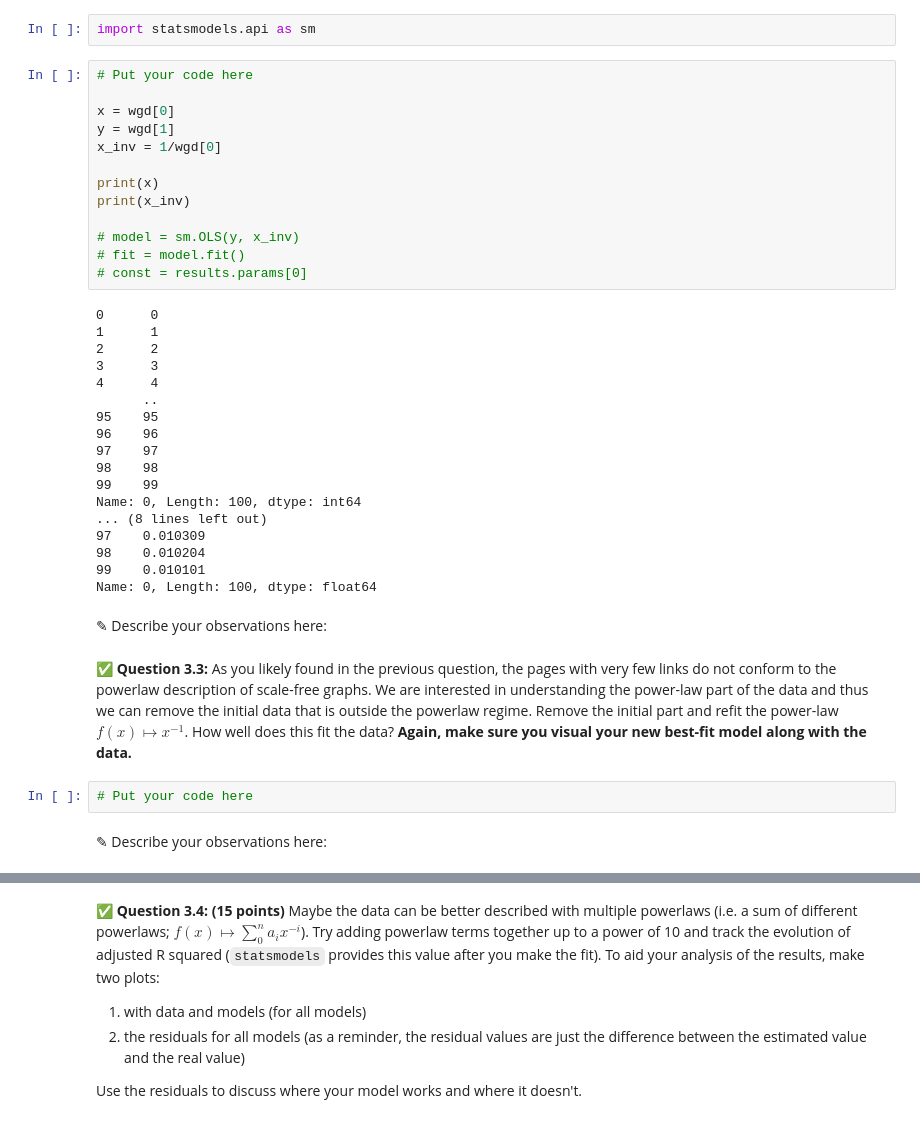
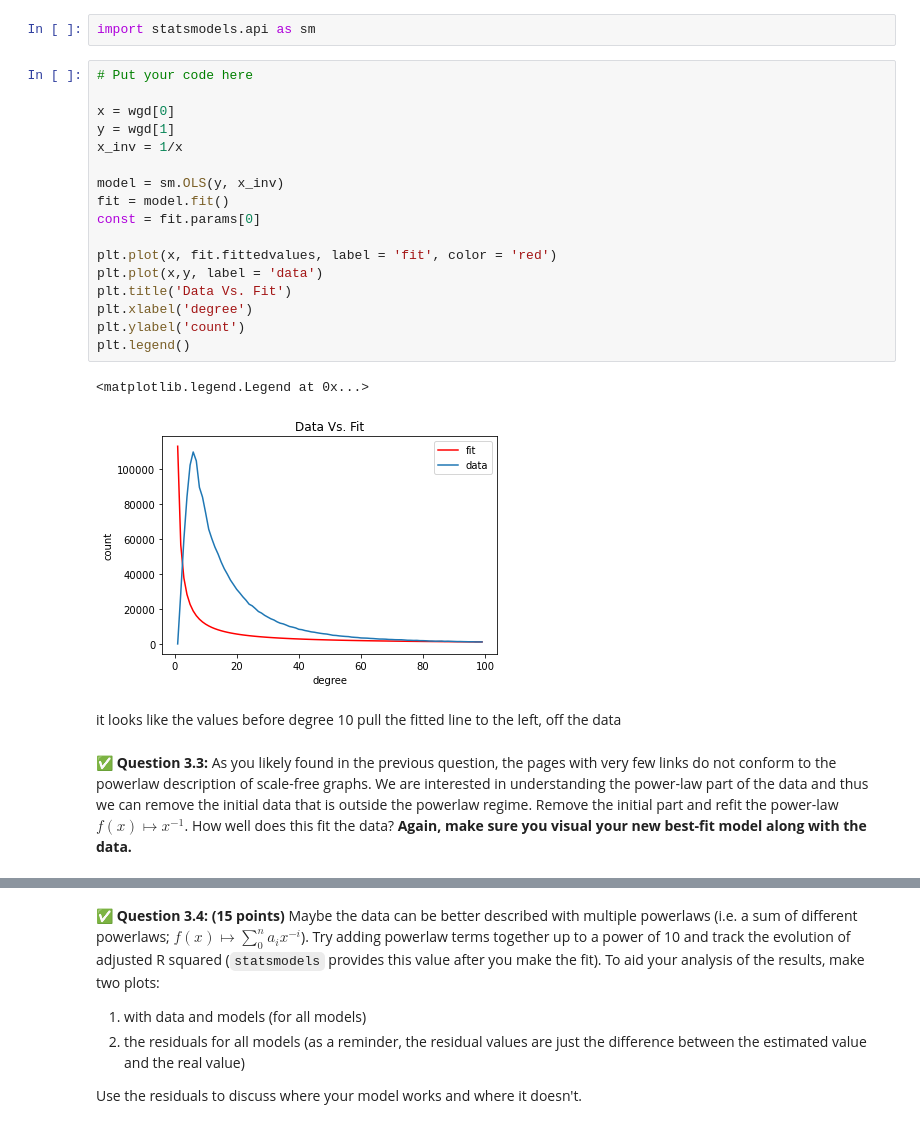
Before and after one commit to stratt64/cmse202-s21-turnin, a Jupyter notebook: hw-04/HW-04_graph_regression-STRATTON.ipynb, the cells around one changed output, grey strips where cells are left out. Drawn from its saved outputs; the diff is of its cells as text.

```diff
--- a/hw-04/HW-04_graph_regression-STRATTON.ipynb
+++ b/hw-04/HW-04_graph_regression-STRATTON.ipynb
@@ -367,39 +373,24 @@ import statsmodels.api as sm
 # %%
 # Put your code here
 
 x = wgd[0]
 y = wgd[1]
-x_inv = 1/wgd[0]
+x_inv = 1/x
 
-print(x)
-print(x_inv)
+model = sm.OLS(y, x_inv)
+fit = model.fit()
+const = fit.params[0]
 
-# model = sm.OLS(y, x_inv)
-# fit = model.fit()
-# const = results.params[0]
+plt.plot(x, fit.fittedvalues, label = 'fit', color = 'red')
+plt.plot(x,y, label = 'data')
+plt.title('Data Vs. Fit')
+plt.xlabel('degree')
+plt.ylabel('count')
+plt.legend()
 # %% [output]
-0      0
-1      1
-2      2
-3      3
-4      4
-      ..
-95    95
-96    96
-97    97
-98    98
-99    99
-Name: 0, Length: 100, dtype: int64
-... (8 lines left out)
-97    0.010309
-98    0.010204
-99    0.010101
-Name: 0, Length: 100, dtype: float64
+<matplotlib.legend.Legend at 0x...>
+[figure, added]
-# %% [markdown]
-<font size=+3>&#9998;</font> Describe your observations here:
+# %% [markdown]
+it looks like the values before degree 10 pull the fitted line to the left, off the data
 # %% [markdown]
 &#9989; **Question 3.3:** As you likely found in the previous question, the pages with very few links do not conform to the powerlaw description of scale-free graphs. We are interested in understanding the power-law part of the data and thus we can remove the initial data that is outside the powerlaw regime. Remove the initial part and refit the power-law $f(x)\mapsto x^{-1}$. How well does this fit the data? **Again, make sure you visual your new best-fit model along with the data.**
-# %%
-# Put your code here
-# %% [markdown]
-<font size=+3>&#9998;</font> Describe your observations here:
```
Also changed, not shown: parts of 8 cells of this notebook.
